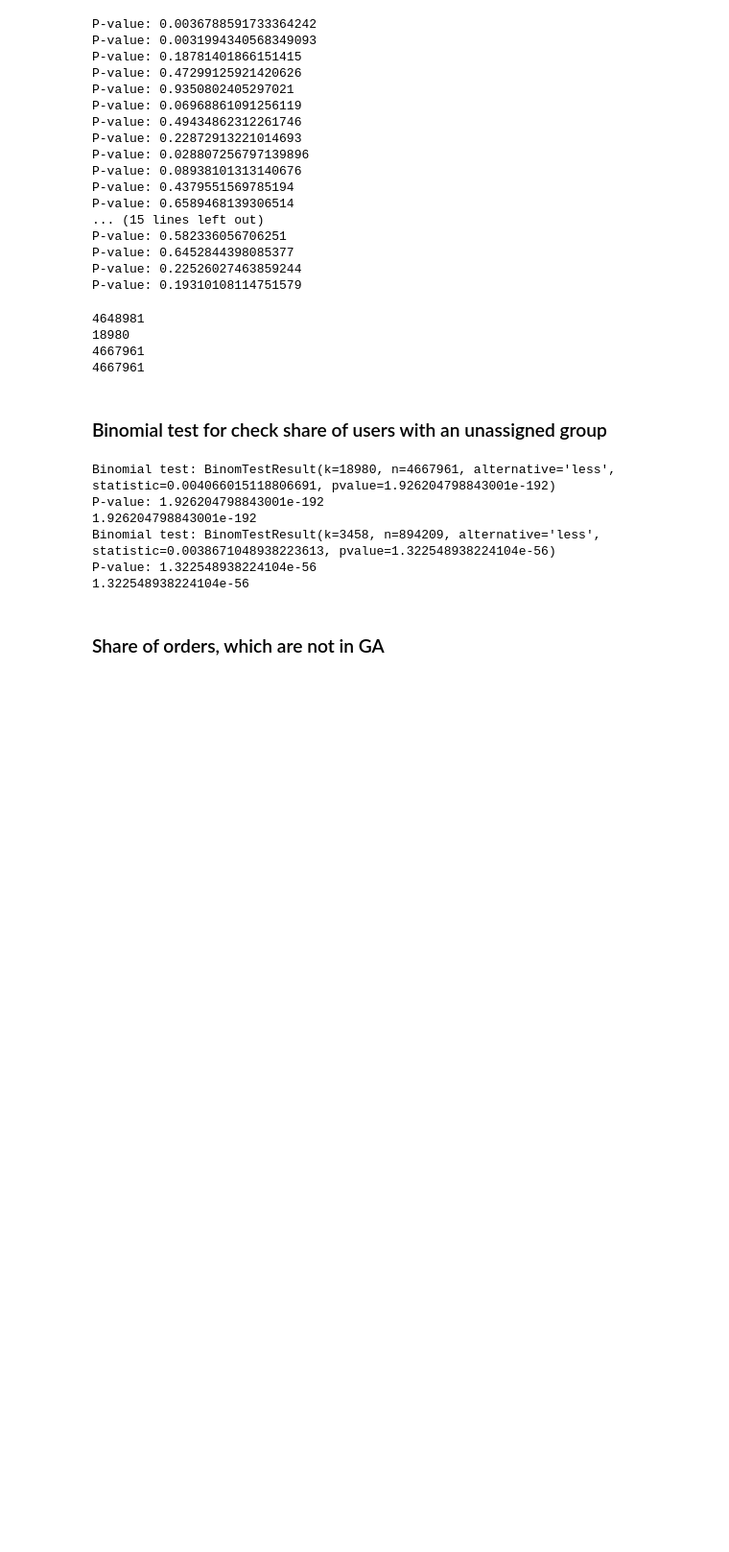
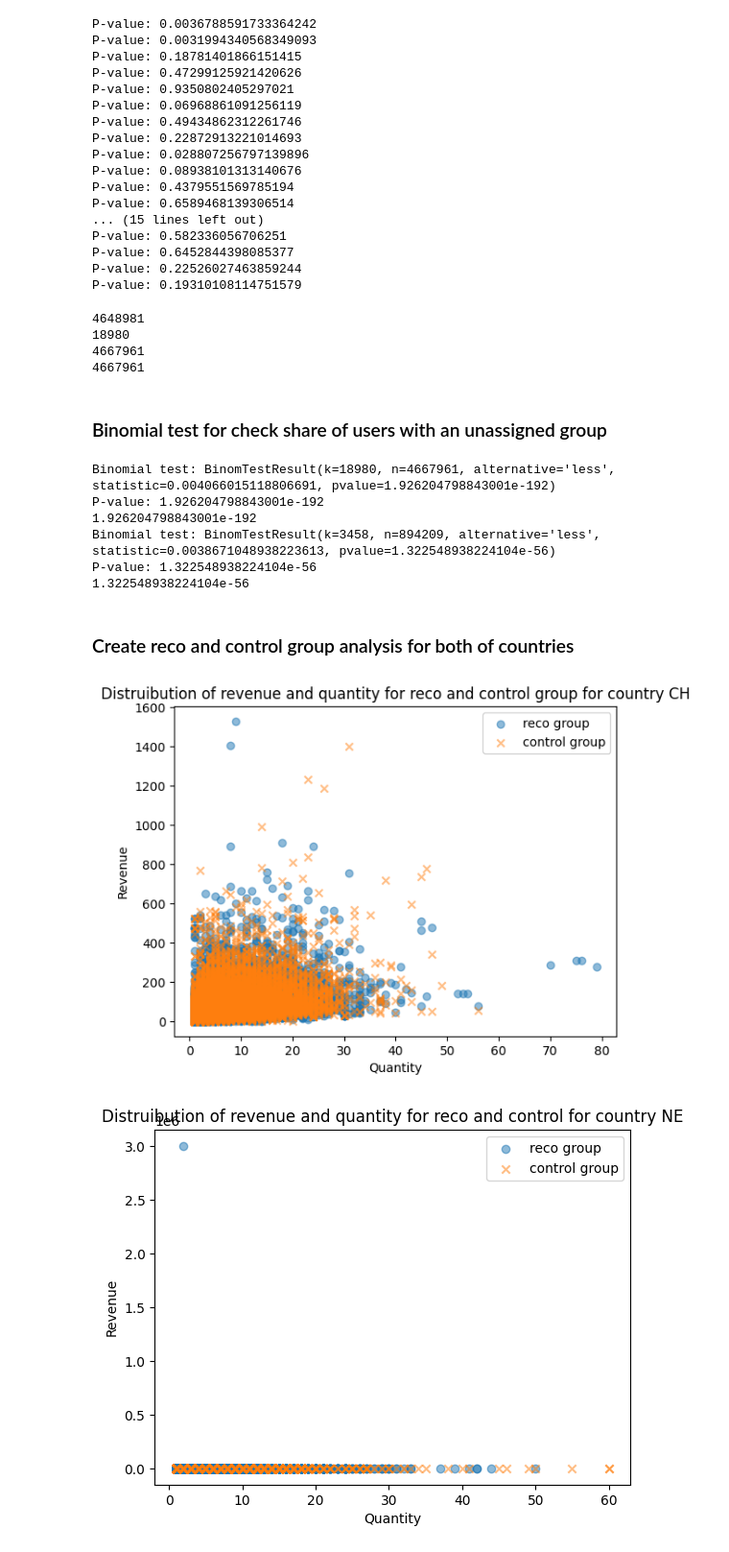
Before and after one commit to KlaraMartinaskova/notino, a Jupyter notebook: development_file.ipynb, the cells around one changed output. Shown at 96% size. Drawn from its saved outputs; the diff is of its cells as text; code cells hidden in the pictures; blank space fills up the shorter version.

```diff
--- a/development_file.ipynb
+++ b/development_file.ipynb
@@ -1276,5 +1276,5 @@ P-value: 1.926204798843001e-192
 Binomial test: BinomTestResult(k=3458, n=894209, alternative='less', statistic=0.0038671048938223613, pvalue=1.322548938224104e-56)
 P-value: 1.322548938224104e-56
 1.322548938224104e-56
-# %% [markdown]
-### Share of orders, which are not in GA
+# %% [markdown]
+### Create reco and control group analysis for both of countries
@@ -1280,0 +1288,22 @@ P-value: 1.322548938224104e-56
+# %%
+# Check the distribution of the data for quantity and revenue
+df_join = df_join_ch
+plt.scatter(df_join['quantity'][df_join['abUser']==1], df_join['revenue'][df_join['abUser']==1], alpha=0.5, marker='o')
+plt.scatter(df_join['quantity'][df_join['abUser']==2], df_join['revenue'][df_join['abUser']==2], alpha=0.5, marker = "x")
+plt.xlabel('Quantity')
+plt.ylabel('Revenue')
+plt.legend(['reco group', 'control group'])
+plt.title('Distruibution of revenue and quantity for reco and control group for country CH')
+plt.show()
+
+df_join = df_join_ne
+plt.scatter(df_join['quantity'][df_join['abUser']==1], df_join['revenue'][df_join['abUser']==1], alpha=0.5, marker='o')
+plt.scatter(df_join['quantity'][df_join['abUser']==2], df_join['revenue'][df_join['abUser']==2], alpha=0.5, marker = "x")
+plt.xlabel('Quantity')
+plt.ylabel('Revenue')
+plt.legend(['reco group', 'control group'])
+plt.title('Distruibution of revenue and quantity for reco and control for country NE')
+plt.show()
+# %% [output]
+[figure, added]
+[figure, added]
```
Also changed, not shown: parts of 17 cells of this notebook, 1 other file.
